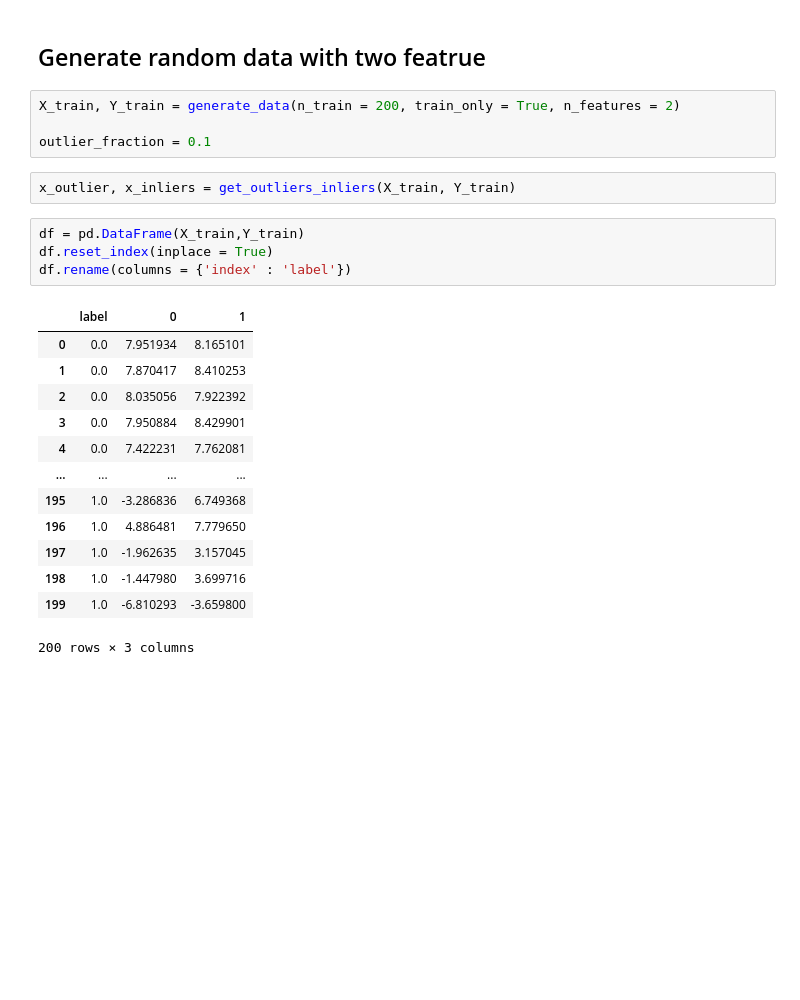
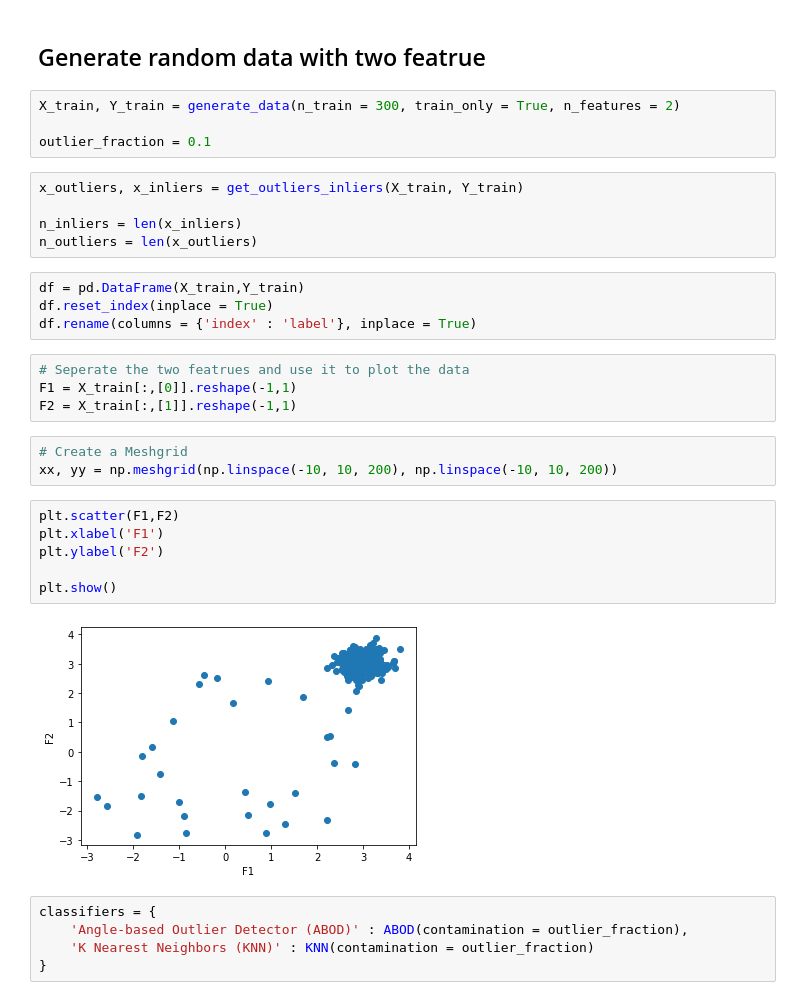
Before and after one commit to Yukkiasuna-sao/Anomaly_Detection, a Jupyter notebook: Practice_PyOD/PyOD_Prac.ipynb, the cells around one changed output. Drawn from its saved outputs; the diff is of its cells as text; blank space fills up the shorter version.

```diff
--- a/Practice_PyOD/PyOD_Prac.ipynb
+++ b/Practice_PyOD/PyOD_Prac.ipynb
@@ -13,26 +16,35 @@ from pyod.utils.data import generate_data, get_outliers_inliers
 # %% [markdown]
 ## Generate random data with two featrue
 # %%
-X_train, Y_train = generate_data(n_train = 200, train_only = True, n_features = 2)
+X_train, Y_train = generate_data(n_train = 300, train_only = True, n_features = 2)
 
 outlier_fraction = 0.1
 # %%
-x_outlier, x_inliers = get_outliers_inliers(X_train, Y_train)
+x_outliers, x_inliers = get_outliers_inliers(X_train, Y_train)
+
+n_inliers = len(x_inliers)
+n_outliers = len(x_outliers)
 # %%
 df = pd.DataFrame(X_train,Y_train)
 df.reset_index(inplace = True)
-df.rename(columns = {'index' : 'label'})
+df.rename(columns = {'index' : 'label'}, inplace = True)
-# %% [output]
-|  | label | 0 | 1 |
-| 0 | 0.0 | 7.951934 | 8.165101 |
-| 1 | 0.0 | 7.870417 | 8.410253 |
-| 2 | 0.0 | 8.035056 | 7.922392 |
-| 3 | 0.0 | 7.950884 | 8.429901 |
-| 4 | 0.0 | 7.422231 | 7.762081 |
-| ... | ... | ... | ... |
-| 195 | 1.0 | -3.286836 | 6.749368 |
-| 196 | 1.0 | 4.886481 | 7.779650 |
-| 197 | 1.0 | -1.962635 | 3.157045 |
-| 198 | 1.0 | -1.447980 | 3.699716 |
-| 199 | 1.0 | -6.810293 | -3.659800 |
-200 rows × 3 columns
+# %%
+# Seperate the two featrues and use it to plot the data
+F1 = X_train[:,[0]].reshape(-1,1)
+F2 = X_train[:,[1]].reshape(-1,1)
+# %%
+# Create a Meshgrid
+xx, yy = np.meshgrid(np.linspace(-10, 10, 200), np.linspace(-10, 10, 200))
+# %%
+plt.scatter(F1,F2)
+plt.xlabel('F1')
+plt.ylabel('F2')
+
+plt.show()
+# %% [output]
+[figure, added]
+# %%
+classifiers = {
+    'Angle-based Outlier Detector (ABOD)' : ABOD(contamination = outlier_fraction),
+    'K Nearest Neighbors (KNN)' : KNN(contamination = outlier_fraction)
+}
```
Also changed, not shown: parts of 3 cells of this notebook.
